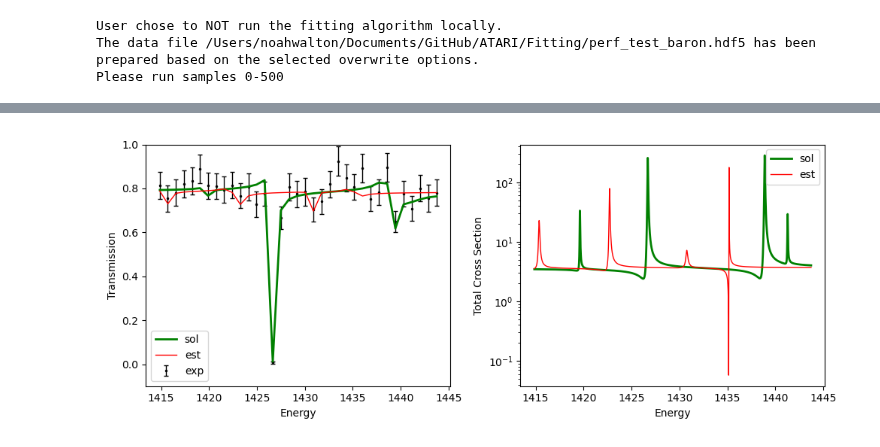
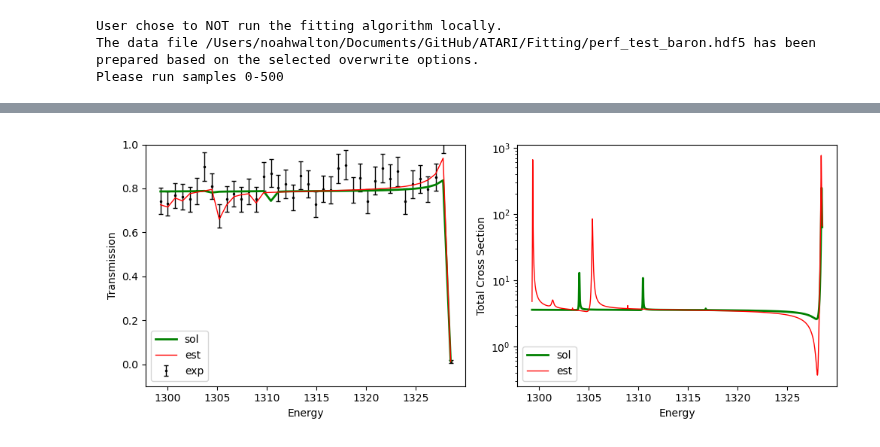
Before and after one commit to Naww137/ATARI, a Jupyter notebook: examples/UserExample_PiTFAll.ipynb, the cells around one changed output, grey strips where cells are left out. Cells and saved outputs as stored; diff of their text form; code cells hidden in the pictures.

Commit message:
Updates to plotting

```diff
--- a/examples/UserExample_PiTFAll.ipynb
+++ b/examples/UserExample_PiTFAll.ipynb
@@ -199,4 +361,4 @@ bins = hist(integral_FoMs.fit_theo_MSE, bins=100, density=True)
 # %%
-fig = pf.sample_case.plot(case_file, 73, 'baron_rev2')
+fig = pf.sample_case.plot(case_file, 495, 'baron')
 # %% [output]
-[figure, old version]
+[figure, new version]
```
Also changed, not shown: parts of 41 cells of this notebook, 5 other files.
